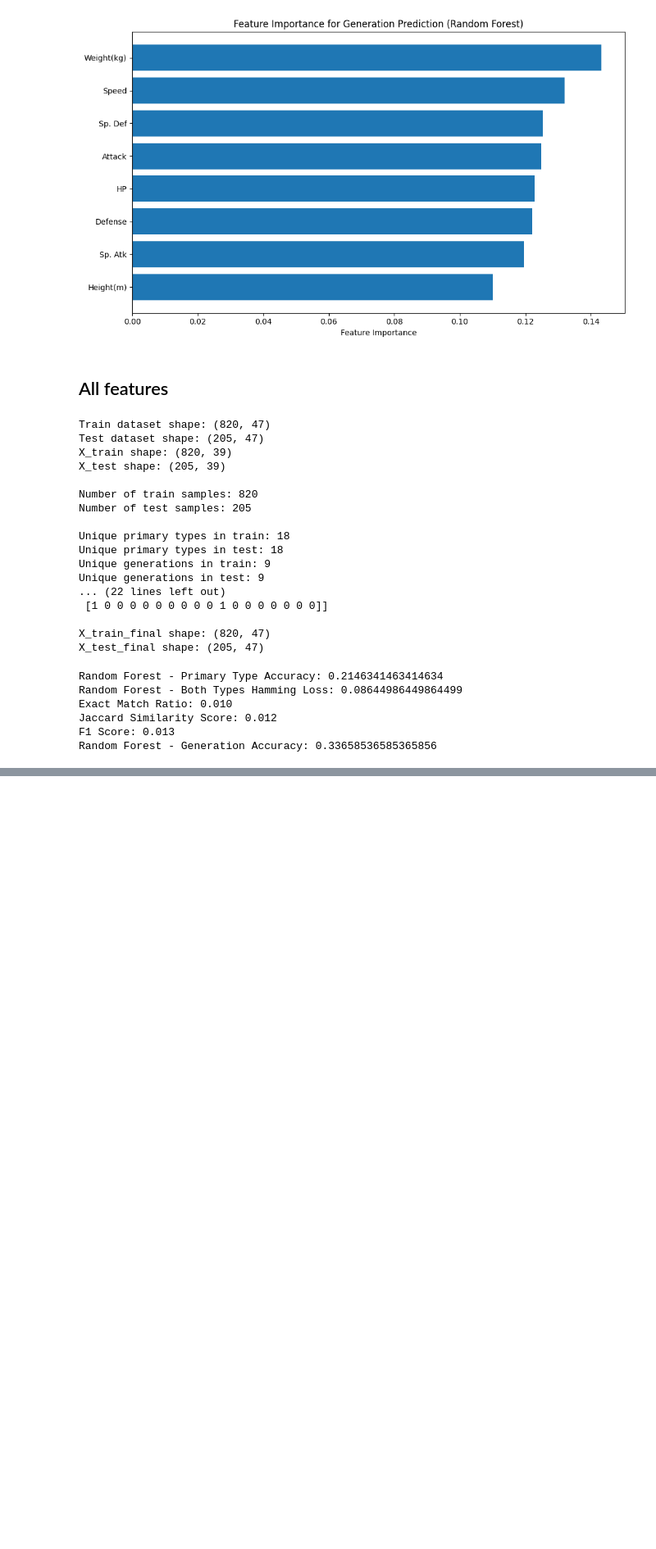
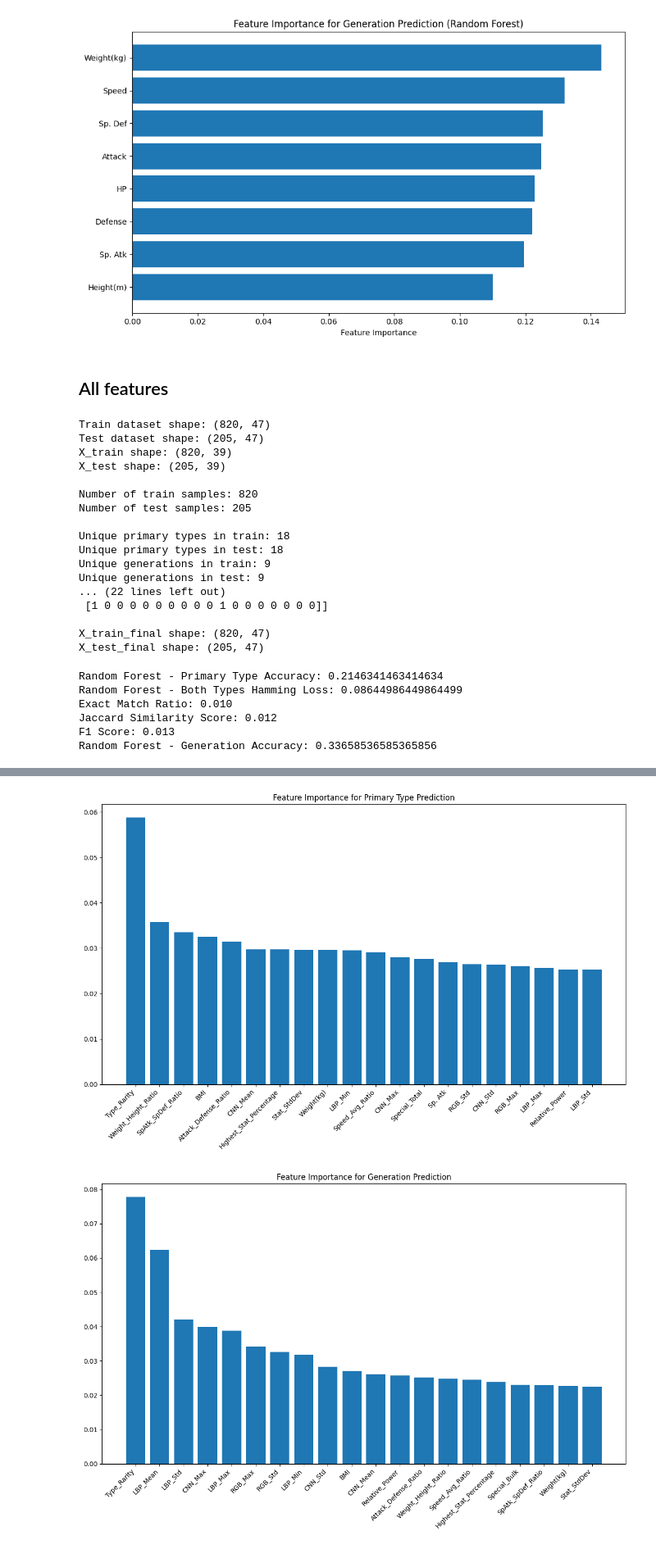
Before and after one commit to marvin-chen/cos-independent-work, a Jupyter notebook: random_forests.ipynb, the cells around one changed output, grey strips where cells are left out. Shown at 82% size. Saved outputs shown, nothing was run; the diff lists cells and outputs as text; code cells hidden in the pictures; blank space fills up the shorter version.

```diff
--- a/random_forests.ipynb
+++ b/random_forests.ipynb
@@ -388,0 +679,55 @@ Random Forest - Generation Accuracy: 0.33658536585365856
+# %%
+import matplotlib.pyplot as plt
+from sklearn.ensemble import RandomForestClassifier
+
+def plot_feature_importance(model, feature_names, title, top_n=20):
+    # Get feature importance
+    importances = model.feature_importances_
+
+    # Create DataFrame for better visualization
+    feature_importance_df = pd.DataFrame({
+        'feature': feature_names,
+        'importance': importances
+    })
+
+    # Sort by importance
+    feature_importance_df = feature_importance_df.sort_values('importance', ascending=False)
+
+    # Plot top N features
+    plt.figure(figsize=(12, 8))
+    plt.bar(range(top_n), feature_importance_df['importance'][:top_n])
+    plt.xticks(range(top_n), feature_importance_df['feature'][:top_n], rotation=45, ha='right')
+    plt.title(title)
+    plt.tight_layout()
+    plt.show()
+
+    return feature_importance_df
+
+# Create feature names list
+feature_names = (original_features + engineered_features + image_features +
+                list(X_train_cat.columns))
+
+# Train Random Forest models
+rf_primary = RandomForestClassifier(n_estimators=100, random_state=42)
+rf_primary.fit(X_train_final, y_train_primary)
+
+rf_generation = RandomForestClassifier(n_estimators=100, random_state=42)
+rf_generation.fit(X_train_final, y_train_generation)
+
+# Plot feature importance for primary type prediction
+primary_importance = plot_feature_importance(rf_primary, feature_names,
+                                          'Feature Importance for Primary Type Prediction')
+
+# Plot feature importance for generation prediction
+generation_importance = plot_feature_importance(rf_generation, feature_names,
+                                             'Feature Importance for Generation Prediction')
+
+# Print top 10 features for each task
+print("\nTop 10 Features for Primary Type Prediction:")
+print(primary_importance.head(10))
+
+print("\nTop 10 Features for Generation Prediction:")
+print(generation_importance.head(10))
+# %% [output]
+[figure, added]
+[figure, added]
```
Also changed, not shown: parts of 13 cells of this notebook, 4 other files.
